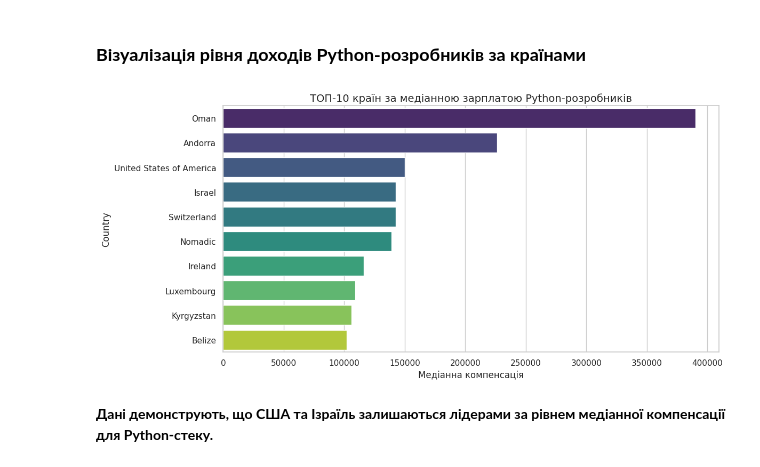
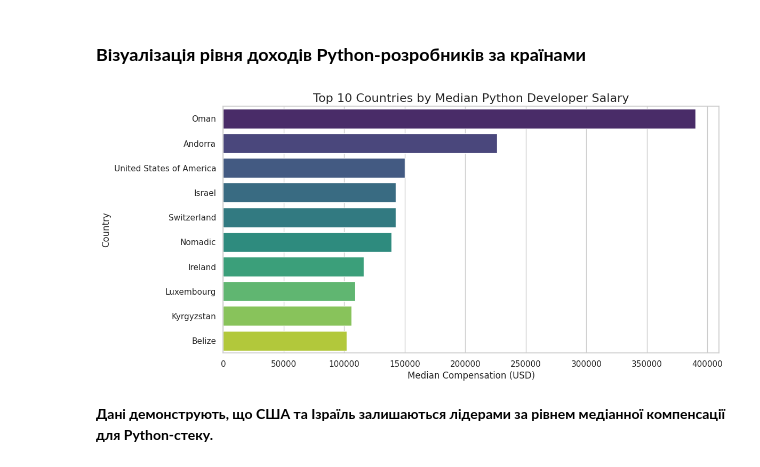
Before and after one commit to s107geo-svg/Data-Analytics-Projects, a Jupyter notebook: Salary_Trends_Analysis.ipynb, the cells around one changed output. Drawn from its saved outputs; the diff is of its cells as text; code cells hidden in the pictures.

```diff
--- a/Salary_Trends_Analysis.ipynb
+++ b/Salary_Trends_Analysis.ipynb
@@ -322,22 +322,27 @@ industries_top_remote
 # %% [markdown]
 ### **Візуалізація рівня доходів Python-розробників за країнами**
 # %%
+import matplotlib.pyplot as plt
+import seaborn as sns
+
 plt.figure(figsize=(12, 6))
 top_salaries = py_progers_by_country.head(10)
 
-# Додаємо hue=top_salaries.index та legend=False
 sns.barplot(
     x=top_salaries['Медіанна компенсація'],
     y=top_salaries.index,
+    hue=top_salaries.index,
     palette='viridis',
-    hue=top_salaries.index,
     legend=False
 )
 
-plt.title('ТОП-10 країн за медіанною зарплатою Python-розробників', fontsize=14)
+plt.title('Top 10 Countries by Median Python Developer Salary', fontsize=16)
+plt.xlabel('Median Compensation (USD)', fontsize=12)
+plt.ylabel('Country', fontsize=12)
+
 plt.show()
 # %% [output]
-[figure, old version]
+[figure, new version]
 # %% [markdown]
 **Дані демонструють, що США та Ізраїль залишаються лідерами за рівнем медіанної компенсації для Python-стеку.**
 # %% [markdown]
```
Also changed, not shown: parts of 3 cells of this notebook.
